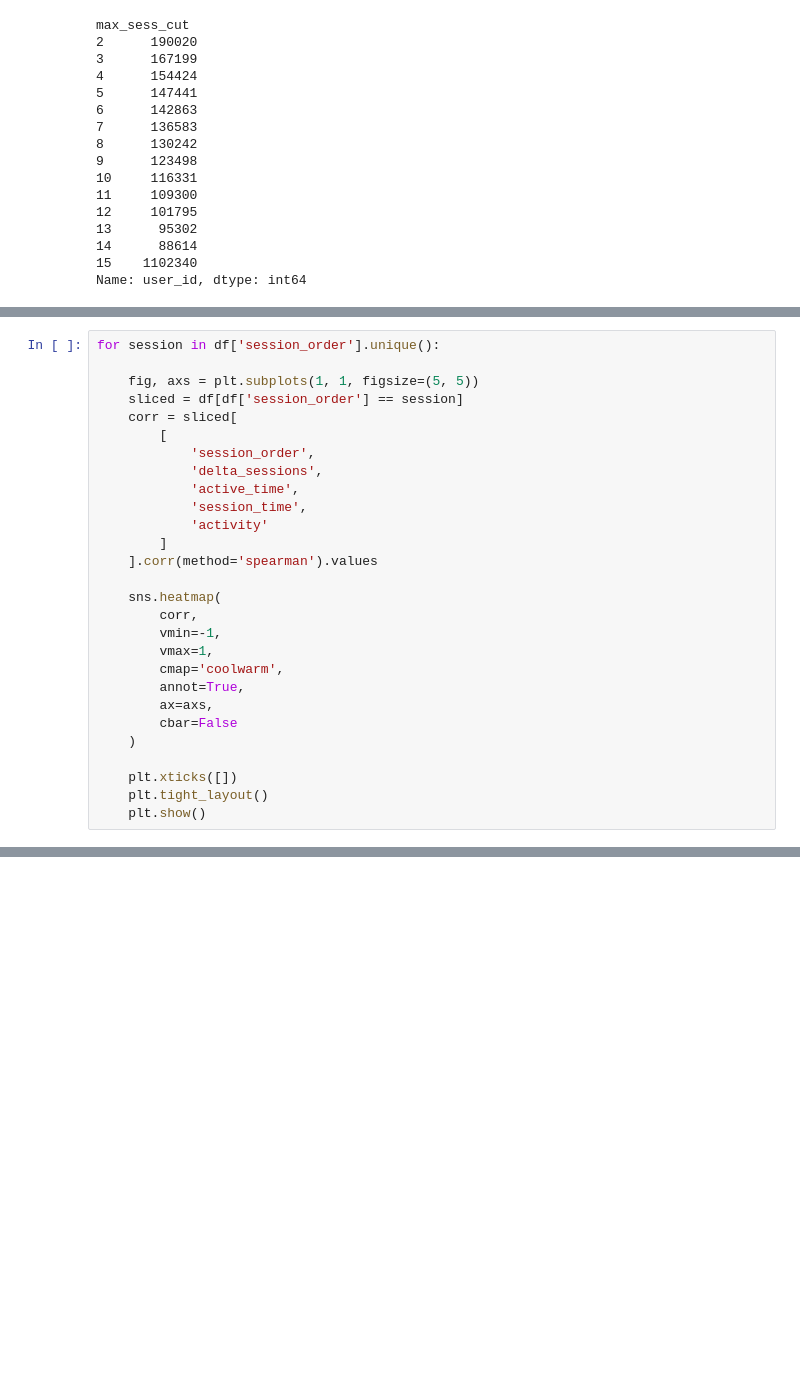
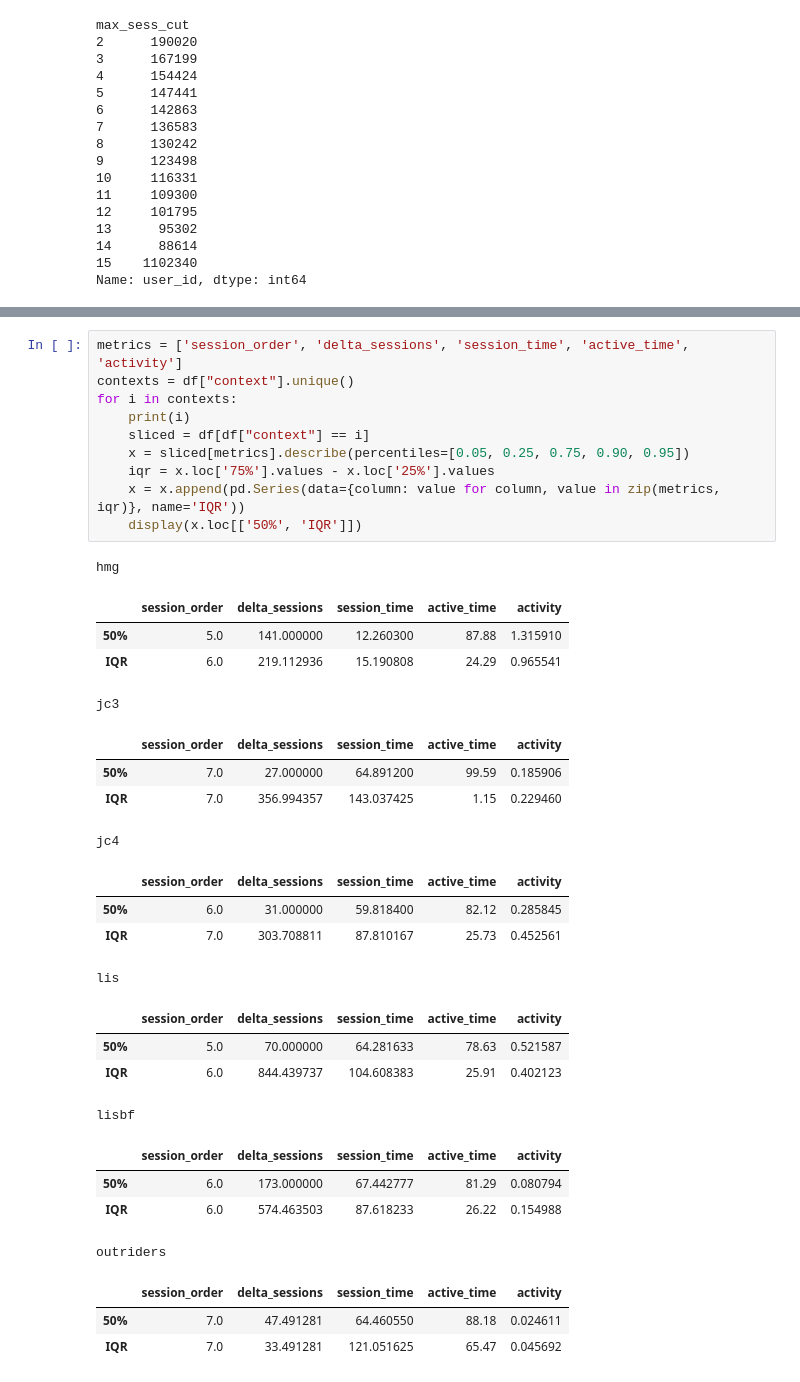
Before and after one commit to vb690/improved_approx_incentive_salience, a Jupyter notebook: EDA_analysis.ipynb, the cells around one changed output, grey strips where cells are left out. Saved outputs shown, nothing was run; the diff lists cells and outputs as text; blank space fills up the shorter version.

```diff
--- a/EDA_analysis.ipynb
+++ b/EDA_analysis.ipynb
@@ -171,28 +118,0 @@ activity
-# %%
-for session in df['session_order'].unique():
-
-    fig, axs = plt.subplots(1, 1, figsize=(5, 5))
-    sliced = df[df['session_order'] == session]
-    corr = sliced[
-        [
-            'session_order',
-            'delta_sessions',
-            'active_time',
-            'session_time',
-            'activity'
-        ]
-    ].corr(method='spearman').values
-
-    sns.heatmap(
-        corr,
-        vmin=-1,
-        vmax=1,
-        cmap='coolwarm',
-        annot=True,
-        ax=axs,
-        cbar=False
-    )
-
-    plt.xticks([])
-    plt.tight_layout()
-    plt.show()
@@ -212,0 +119,35 @@ for session in df['session_order'].unique():
+# %%
+metrics = ['session_order', 'delta_sessions', 'session_time', 'active_time', 'activity']
+contexts = df["context"].unique()
+for i in contexts:
+    print(i)
+    sliced = df[df["context"] == i]
+    x = sliced[metrics].describe(percentiles=[0.05, 0.25, 0.75, 0.90, 0.95])
+    iqr = x.loc['75%'].values - x.loc['25%'].values
+    x = x.append(pd.Series(data={column: value for column, value in zip(metrics, iqr)}, name='IQR'))
+    display(x.loc[['50%', 'IQR']])
+# %% [output]
+hmg
+|  | session_order | delta_sessions | session_time | active_time | activity |
+| 50% | 5.0 | 141.000000 | 12.260300 | 87.88 | 1.315910 |
+| IQR | 6.0 | 219.112936 | 15.190808 | 24.29 | 0.965541 |
+jc3
+|  | session_order | delta_sessions | session_time | active_time | activity |
+| 50% | 7.0 | 27.000000 | 64.891200 | 99.59 | 0.185906 |
+| IQR | 7.0 | 356.994357 | 143.037425 | 1.15 | 0.229460 |
+jc4
+|  | session_order | delta_sessions | session_time | active_time | activity |
+| 50% | 6.0 | 31.000000 | 59.818400 | 82.12 | 0.285845 |
+| IQR | 7.0 | 303.708811 | 87.810167 | 25.73 | 0.452561 |
+lis
+|  | session_order | delta_sessions | session_time | active_time | activity |
+| 50% | 5.0 | 70.000000 | 64.281633 | 78.63 | 0.521587 |
+| IQR | 6.0 | 844.439737 | 104.608383 | 25.91 | 0.402123 |
+lisbf
+|  | session_order | delta_sessions | session_time | active_time | activity |
+| 50% | 6.0 | 173.000000 | 67.442777 | 81.29 | 0.080794 |
+| IQR | 6.0 | 574.463503 | 87.618233 | 26.22 | 0.154988 |
+outriders
+|  | session_order | delta_sessions | session_time | active_time | activity |
+| 50% | 7.0 | 47.491281 | 64.460550 | 88.18 | 0.024611 |
+| IQR | 7.0 | 33.491281 | 121.051625 | 65.47 | 0.045692 |
```
Also changed, not shown: parts of 5 cells of this notebook, 21 other files.
